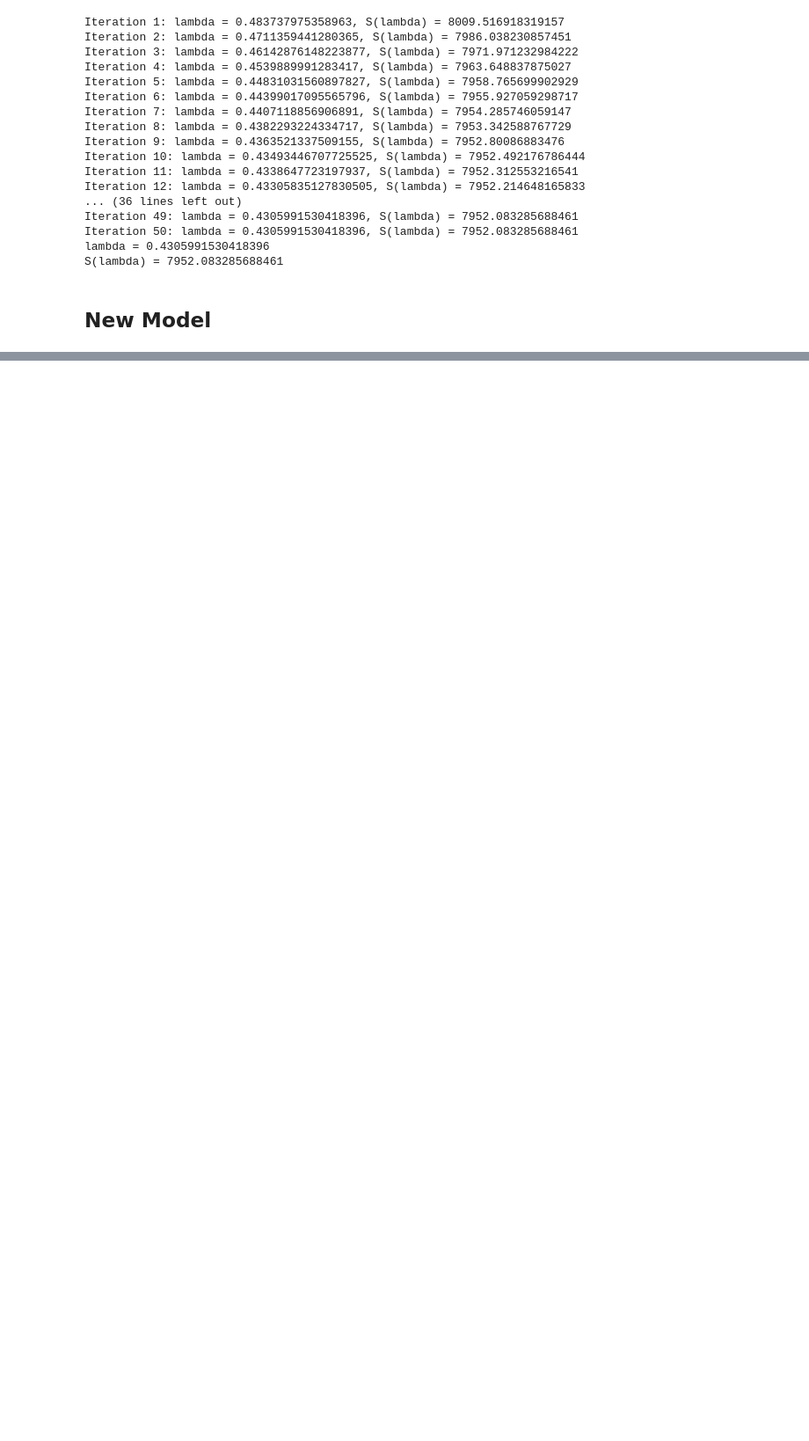
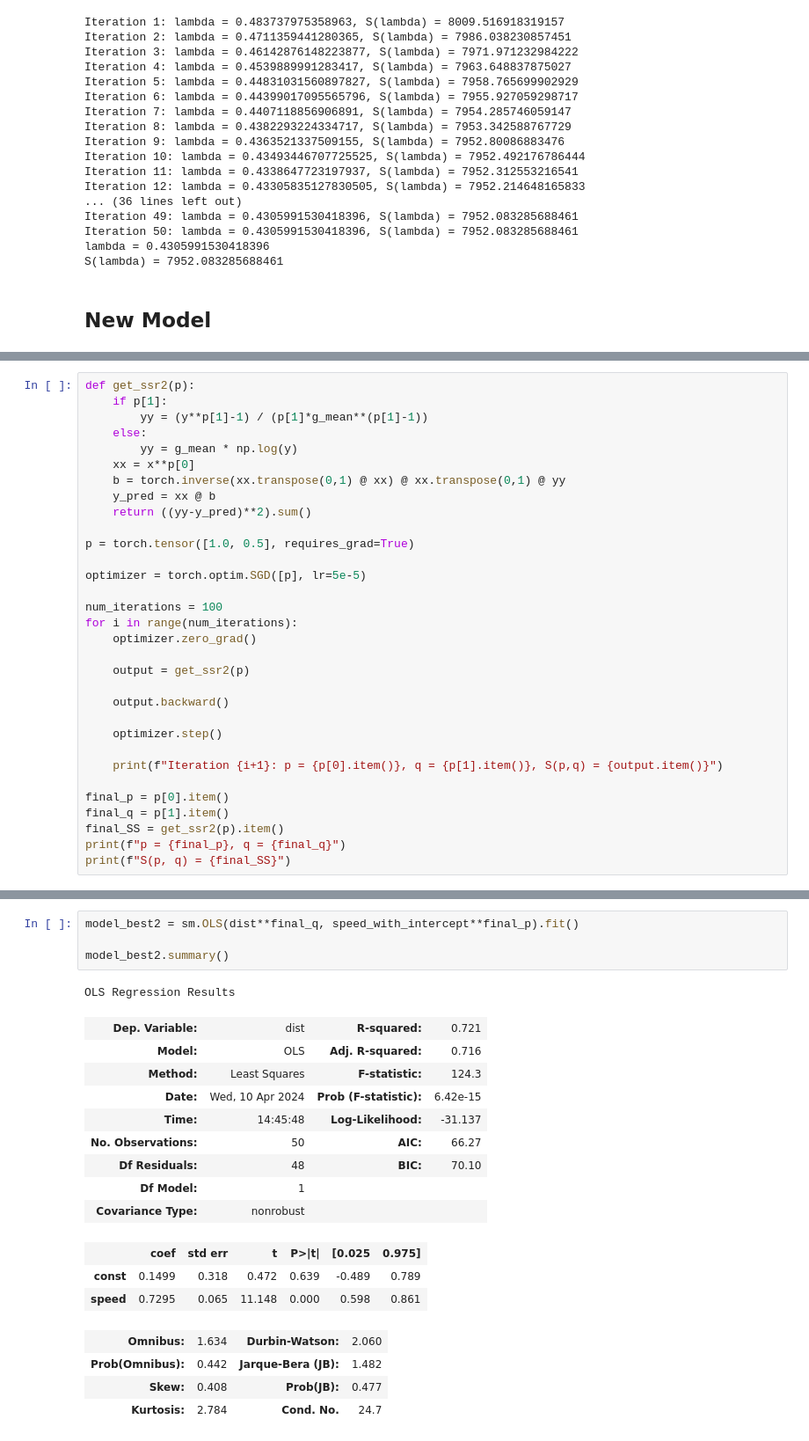
Before and after one commit to Durixas/Best-Power-Transformation-of-Linear-Regression, a Jupyter notebook: power_trans.ipynb, the cells around one changed output, grey strips where cells are left out. Shown at 88% size. Saved outputs shown, nothing was run; the diff lists cells and outputs as text; blank space fills up the shorter version.

```diff
--- a/power_trans.ipynb
+++ b/power_trans.ipynb
@@ -191,0 +196,32 @@ Notes:
+# %%
+def get_ssr2(p):
+    if p[1]:
+        yy = (y**p[1]-1) / (p[1]*g_mean**(p[1]-1))
+    else:
+        yy = g_mean * np.log(y)
+    xx = x**p[0]
+    b = torch.inverse(xx.transpose(0,1) @ xx) @ xx.transpose(0,1) @ yy
+    y_pred = xx @ b
+    return ((yy-y_pred)**2).sum()
+
+p = torch.tensor([1.0, 0.5], requires_grad=True)
+
+optimizer = torch.optim.SGD([p], lr=5e-5)
+
+num_iterations = 100
+for i in range(num_iterations):
+    optimizer.zero_grad()
+
+    output = get_ssr2(p)
+
+    output.backward()
+
+    optimizer.step()
+
+    print(f"Iteration {i+1}: p = {p[0].item()}, q = {p[1].item()}, S(p,q) = {output.item()}")
+
+final_p = p[0].item()
+final_q = p[1].item()
+final_SS = get_ssr2(p).item()
+print(f"p = {final_p}, q = {final_q}")
+print(f"S(p, q) = {final_SS}")
@@ -191,0 +248,22 @@ Notes:
+# %%
+model_best2 = sm.OLS(dist**final_q, speed_with_intercept**final_p).fit()
+
+model_best2.summary()
+# %% [output]
+OLS Regression Results
+| Dep. Variable: | dist | R-squared: | 0.721 |
+| Model: | OLS | Adj. R-squared: | 0.716 |
+| Method: | Least Squares | F-statistic: | 124.3 |
+| Date: | Wed, 10 Apr 2024 | Prob (F-statistic): | 6.42e-15 |
+| Time: | 14:45:48 | Log-Likelihood: | -31.137 |
+| No. Observations: | 50 | AIC: | 66.27 |
+| Df Residuals: | 48 | BIC: | 70.10 |
+| Df Model: | 1 |  |  |
+| Covariance Type: | nonrobust |  |  |
+|  | coef | std err | t | P>|t| | [0.025 | 0.975] |
+| const | 0.1499 | 0.318 | 0.472 | 0.639 | -0.489 | 0.789 |
+| speed | 0.7295 | 0.065 | 11.148 | 0.000 | 0.598 | 0.861 |
+| Omnibus: | 1.634 | Durbin-Watson: | 2.060 |
+| Prob(Omnibus): | 0.442 | Jarque-Bera (JB): | 1.482 |
+| Skew: | 0.408 | Prob(JB): | 0.477 |
+| Kurtosis: | 2.784 | Cond. No. | 24.7 |
```
Also changed, not shown: parts of 14 cells of this notebook.
